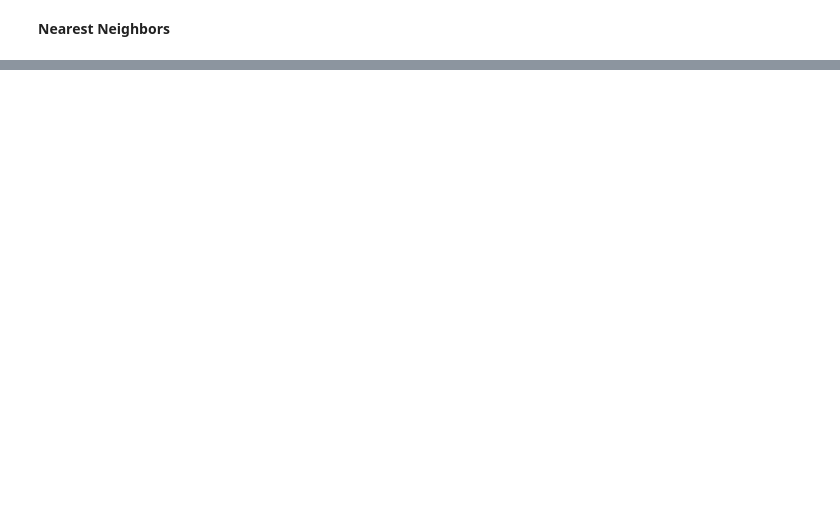
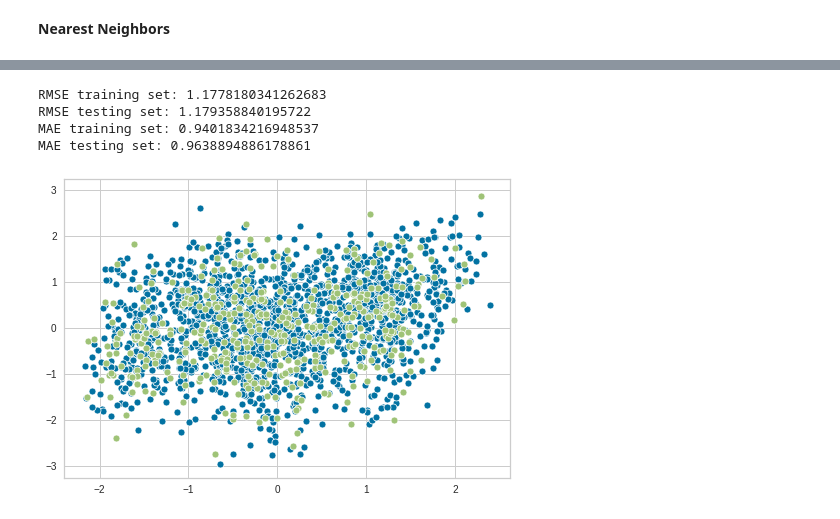
Before and after one commit to agnieszkajaniak/mgr, a Jupyter notebook: data_processing.ipynb, the cells around one changed output, grey strips where cells are left out. Drawn from its saved outputs; the diff is of its cells as text; code cells hidden in the pictures; blank space fills up the shorter version.

Commit message:
ransac

```diff
--- a/data_processing.ipynb
+++ b/data_processing.ipynb
@@ -642,0 +701,7 @@ evaluation(qneigh, Xq_train, Yq_train, Xq_validation, Yq_validation)
+# %%
+ransac = linear_model.RANSACRegressor()
+ransac.fit(X_train, Y_train)
+transac = linear_model.RANSACRegressor()
+transac.fit(Xt_train, Yt_train)
+qransac = linear_model.RANSACRegressor()
+qransac.fit(Xq_train, Yq_train)
@@ -642,0 +722,9 @@ evaluation(qneigh, Xq_train, Yq_train, Xq_validation, Yq_validation)
+# %%
+#YeoJohnson
+evaluation(transac, Xt_train, Yt_train, Xt_validation, Yt_validation)
+# %% [output]
+RMSE training set: 1.1778180341262683
+RMSE testing set: 1.179358840195722
+MAE training set: 0.9401834216948537
+MAE testing set: 0.9638894886178861
+[figure, added]
```
Also changed, not shown: parts of 23 cells of this notebook.
